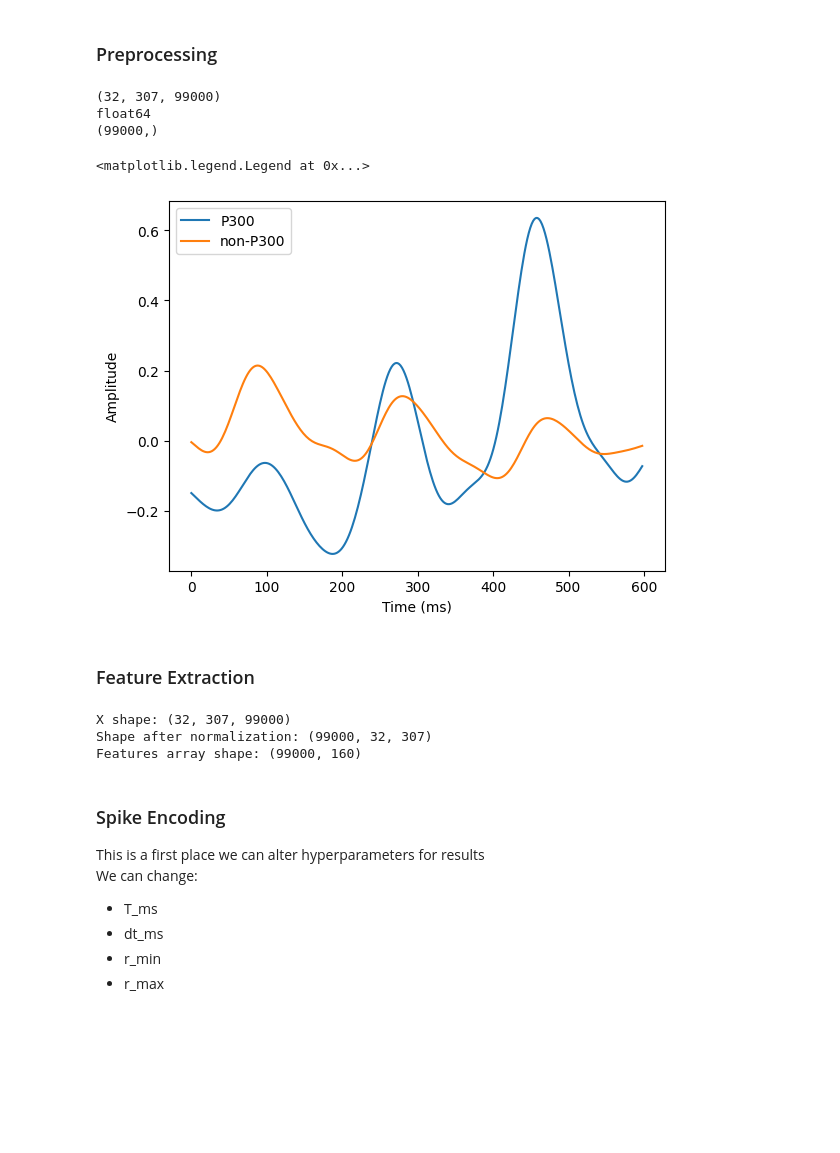
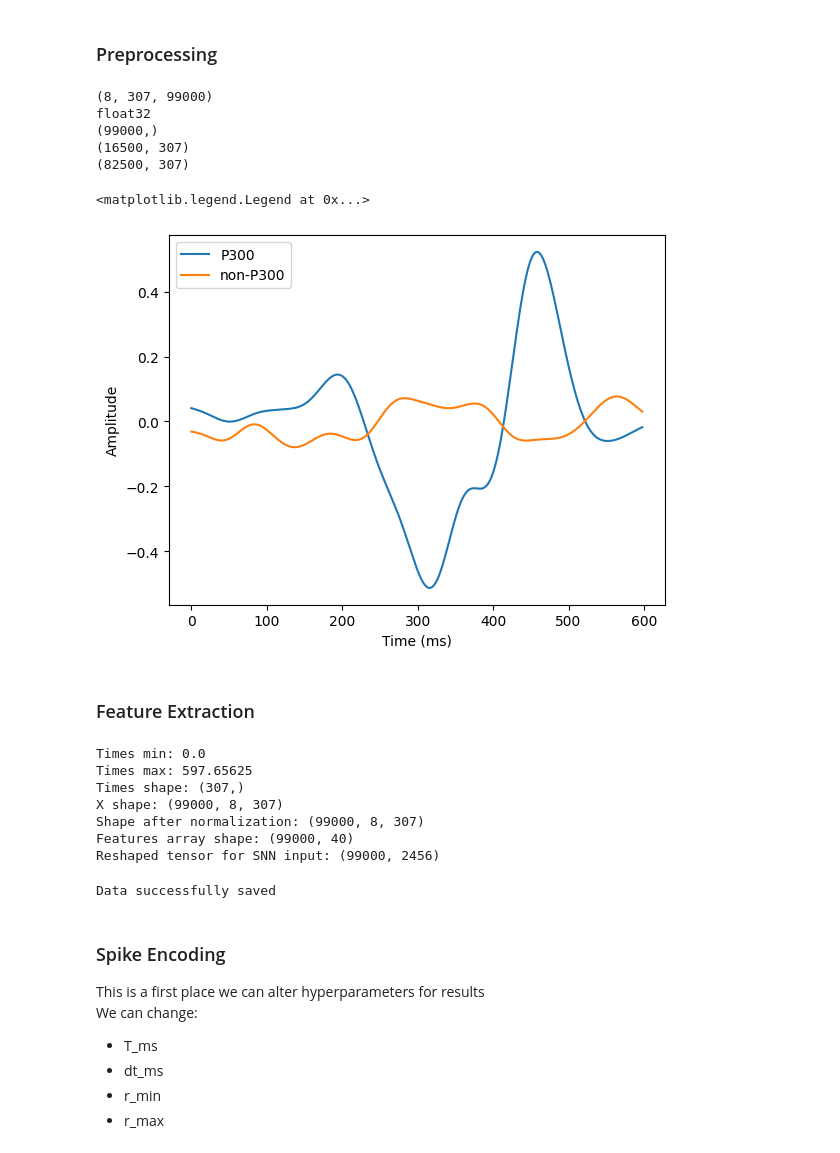
Before and after one commit to MacFadyenK/VirtualKeyboard, a Jupyter notebook: training_pipeline.ipynb, the cells around one changed output. Saved outputs shown, nothing was run; the diff lists cells and outputs as text; code cells hidden in the pictures; blank space fills up the shorter version.

```diff
--- a/training_pipeline.ipynb
+++ b/training_pipeline.ipynb
@@ -38,14 +38,14 @@ if has_file==True:
     X = np.load("X.npy", mmap_mode='r') # mmap does not load entire ds at once to keep memory available
     y = np.load("y.npy")
 else:
-    X = np.empty((32, 307, 99000), dtype=np.float32)
+    X = np.empty((8, 307, 99000), dtype=np.float32)
     y = np.empty((99000,), dtype=np.float32)
     # loads data for all 55 subjects and preprocesses it
     x_idx, y_idx = 0, 0
     for num_subj in range(55): #WARNING, very long!
         file_name = f"C:/Users/crims/Desktop/Senior Design Code/datasets/Won2022_BIDS/.mat_files/s{num_subj+1:02d}.mat"
         # print(f"Loading {file_name}")
-        X_subj, y_subj = fn_preprocess.preprocess_training(file_name)
+        X_subj, y_subj, time = fn_preprocess.preprocess_training(file_name)
 
         epoch_num = X_subj.shape[2]
         y_len = y_subj.shape[0]
@@ -71,31 +71,35 @@ else:
 # %%
 print(X.shape)
 print(X.dtype)
 print(y.shape)
-p300_trials = X[12, :, y == 1]
-non_p300_trials = X[12, :, y == 0]
+p300_trials = X[2, :, y == 1]
+non_p300_trials = X[2, :, y == 0]
+print(p300_trials.shape)
+print(non_p300_trials.shape)
 
 avg_P300 = p300_trials.mean(axis=0)
 avg_non_P300 = non_p300_trials.mean(axis=0)
 
 time = np.arange(avg_P300.shape[0]) / 512 * 1000
 
 plt.plot(time, avg_P300, label='P300')
 plt.plot(time, avg_non_P300, label='non-P300')
 plt.xlabel("Time (ms)")
 plt.ylabel("Amplitude")
 plt.legend()
 # %% [output]
-(32, 307, 99000)
-float64
+(8, 307, 99000)
+float32
 (99000,)
+(16500, 307)
+(82500, 307)
 <matplotlib.legend.Legend at 0x...>
-[figure, old version]
+[figure, new version]
 # %% [markdown]
 ### Feature Extraction
 # %%
 ## feature extraction
-fe_files = True
+fe_files = False
 X_norm, fe_X = [], []
 if fe_files:
     print(f"X shape: {X.shape}")
@@ -106,11 +110,26 @@ if fe_files:
     print(f"Features array shape: {fe_X.shape}")
 else:
     times = fn_preprocess.find_times('C:/Users/crims/Desktop/Senior Design Code/datasets/Won2022_BIDS/.mat_files/s01.mat')
-    X_norm, fe_X, fe_norm = fn_feature_extraction.extractFeatures(X, times)
+    X_sel_norm, fe_sel_X, fe_sel_norm = fn_feature_extraction.extractFeatures(X, times)
+    np.save("X_sel_norm.npy", X_sel_norm)
+    np.save("fe_X_sel_P300.npy", fe_sel_X)
+    np.save("fe_norm_sel_P300.npy", fe_sel_norm)
+    print("Data successfully saved")
 # %% [output]
-X shape: (32, 307, 99000)
-Shape after normalization: (99000, 32, 307)
-Features array shape: (99000, 160)
+Times min: 0.0
+Times max: 597.65625
+Times shape: (307,)
+X shape: (99000, 8, 307)
+Shape after normalization: (99000, 8, 307)
+Features array shape: (99000, 40)
+Reshaped tensor for SNN input: (99000, 2456)
+# %%
+np.save("X_sel_norm.npy", X_sel_norm)
+np.save("fe_X_sel_P300.npy", fe_sel_X)
+np.save("fe_norm_sel_P300.npy", fe_sel_norm)
+print("Data successfully saved")
+# %% [output]
+Data successfully saved
 # %%
 # only pz electrode, uncomment to change to only have that electrode, will also have to change initial layer in module creation
 # X_norm = X_norm[:, 12, :]
```
Also changed, not shown: 1 other file.
